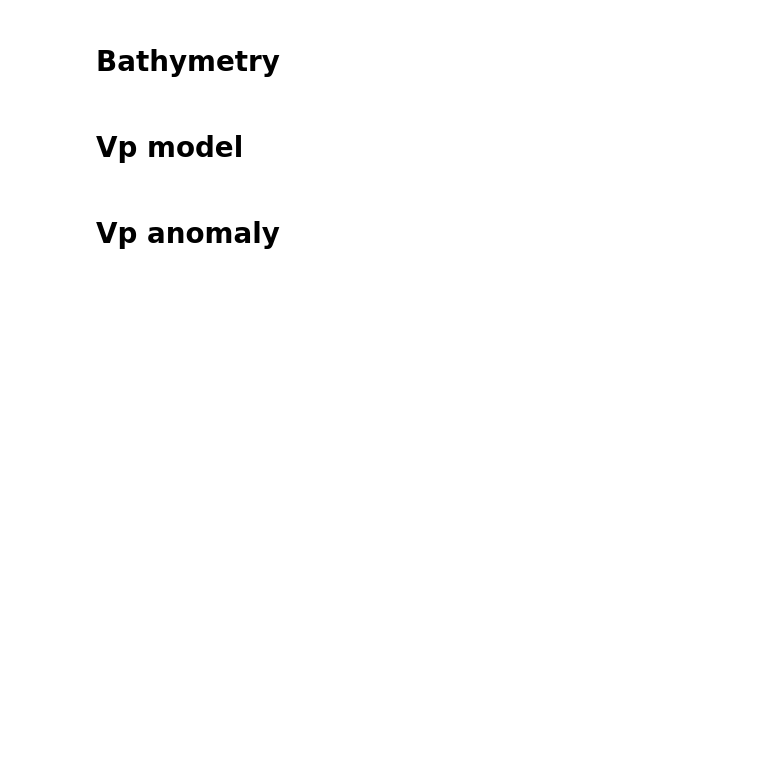
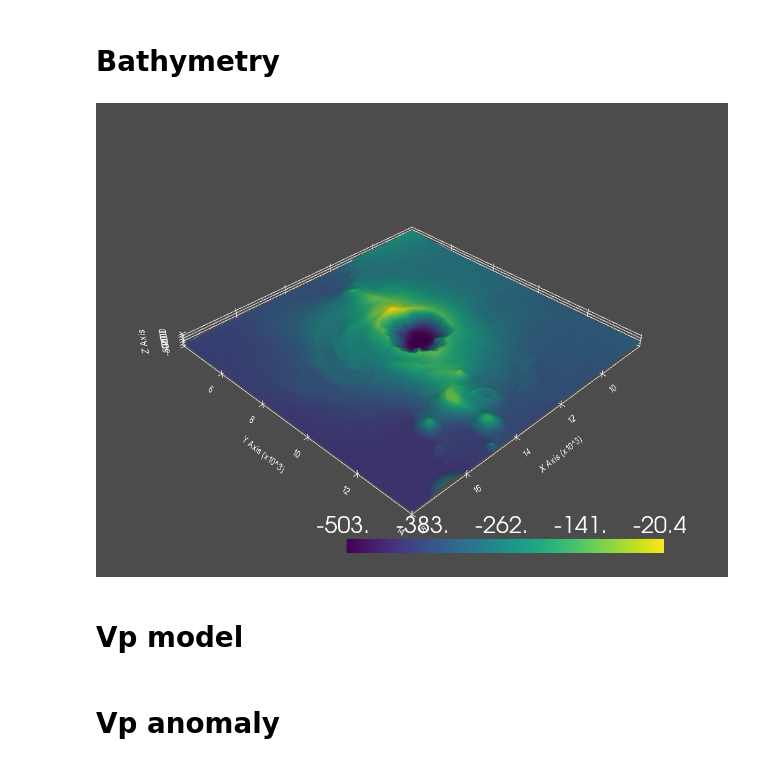
Before and after one commit to kmch/pyvista-examples, a Jupyter notebook: notebooks/myown/kolumbo.ipynb, the cells around one changed output. Saved outputs shown, nothing was run; the diff lists cells and outputs as text; code cells hidden in the pictures; blank space fills up the shorter version.

```diff
--- a/notebooks/myown/kolumbo.ipynb
+++ b/notebooks/myown/kolumbo.ipynb
@@ -1,6 +16,13 @@
 # %% [markdown]
 # Bathymetry
 # %%
-fname = '../data/bt_x8000_18000_y4000_14000_shape201x201.mmp'
+fname = '../../data/bt_x8000_18000_y4000_14000_shape201x201.mmp'
 nx, ny = (201,201)
 bt = np.memmap(fname, dtype=np.float32, shape=(nx,ny))
+
+dx, dy, dz = (50, 50, 50)
+x1, x2, y1, y2 = 8e3, 18e3, 4e3, 14e3
+x = np.arange(x1, x2+dx, dx)
+y = np.arange(y1, y2+dx, dy)
+xx, yy = np.meshgrid(x, y)
+sg = pv.StructuredGrid(xx, yy, -bt)
@@ -13,16 +29,13 @@ xx, yy = np.meshgrid(x, y)
 # %%
-grid = pv.StructuredGrid(xx, yy, -bt)
-# grid.plot()
+# plot
 p = pv.Plotter(off_screen=True)
 # p.add_axes_at_origin()
-scalars = grid.points[:,2]
-p.add_mesh(grid, scalars=scalars)
-p.add_bounding_box()
-cpos = grid.plot(
-                 # notebook=1, # True for interactivity,
-                 # show_bounds=1,
-                 # opacity='sigmoid', # 'sigmoid_r'
-                )
+# scalars = sg.points[:,2]
+p.add_mesh(sg, scalars=sg.points[:,2])
+p.show_grid()
+p.show()
+# %% [output]
+[figure, added]
 # %% [markdown]
 # Vp model
 # %%
```
Also changed, not shown: parts of 11 cells of this notebook, 3 other files.
